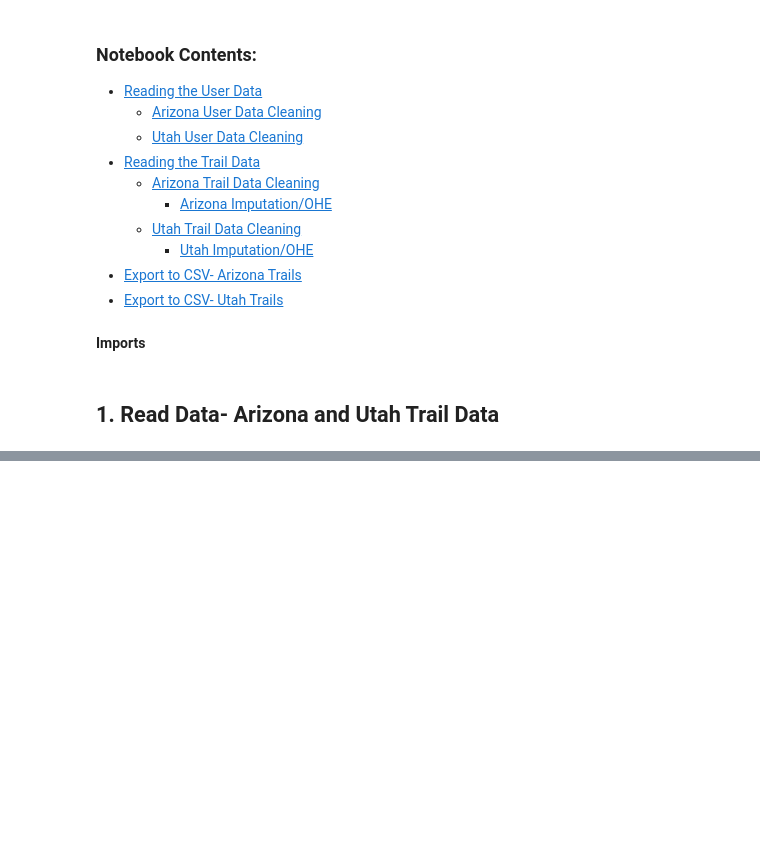
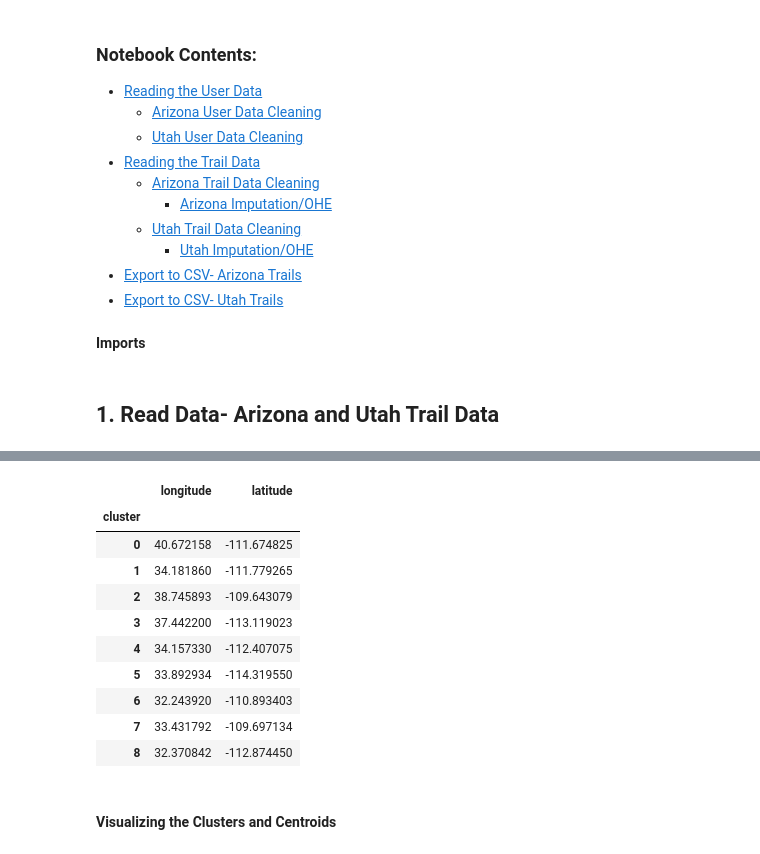
Before and after one commit to RyanCMcDonald/mtb_trail_recommender, a Jupyter notebook: 02_EDA.ipynb, the cells around one changed output, grey strips where cells are left out. Cells and saved outputs as stored; diff of their text form; code cells hidden in the pictures; blank space fills up the shorter version.

```diff
--- a/02_EDA.ipynb
+++ b/02_EDA.ipynb
@@ -106,0 +188,5 @@ The majority of trails in Arizona are rated intermediate.
+# %%
+latlong = coordinates.copy()
+ss= StandardScaler()
+ss.fit(latlong)
+latlong_sc = ss.transform(latlong)
@@ -106,0 +207,4 @@ The majority of trails in Arizona are rated intermediate.
+# %%
+# adding cluster row to dataframe
+latlong['cluster']=km.labels_
+latlong.head()
@@ -106,0 +218,18 @@ The majority of trails in Arizona are rated intermediate.
+# %%
+# finding the avg/mean value of coordinates within each cluster
+
+latlong.groupby(by='cluster').mean()
+# %% [output]
+|  | longitude | latitude |
+| cluster |  |  |
+| 0 | 40.672158 | -111.674825 |
+| 1 | 34.181860 | -111.779265 |
+| 2 | 38.745893 | -109.643079 |
+| 3 | 37.442200 | -113.119023 |
+| 4 | 34.157330 | -112.407075 |
+| 5 | 33.892934 | -114.319550 |
+| 6 | 32.243920 | -110.893403 |
+| 7 | 33.431792 | -109.697134 |
+| 8 | 32.370842 | -112.874450 |
+# %% [markdown]
+#### Visualizing the Clusters and Centroids
```
Also changed, not shown: parts of 21 cells of this notebook, 11 other files.
